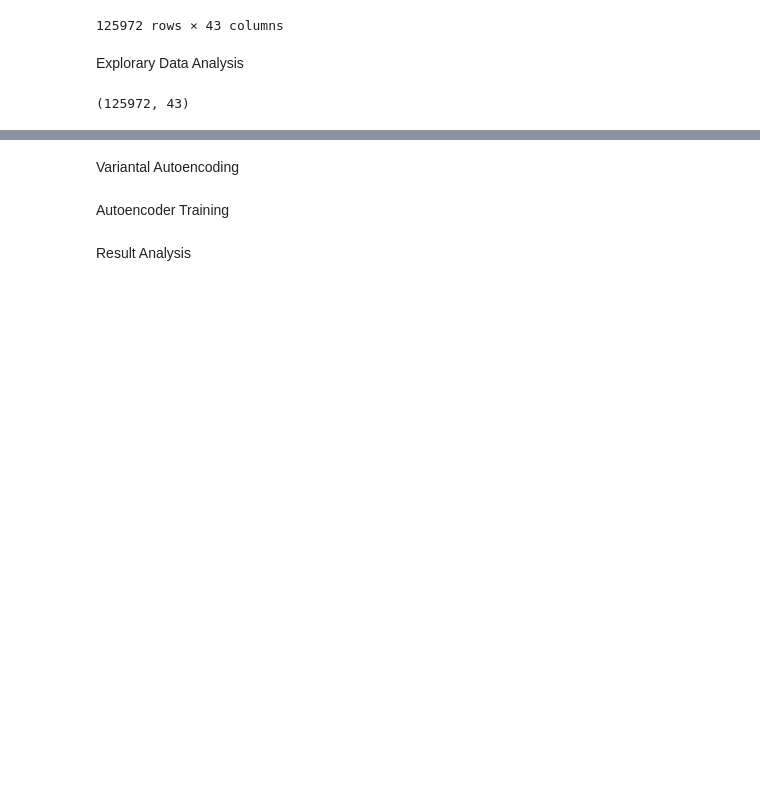
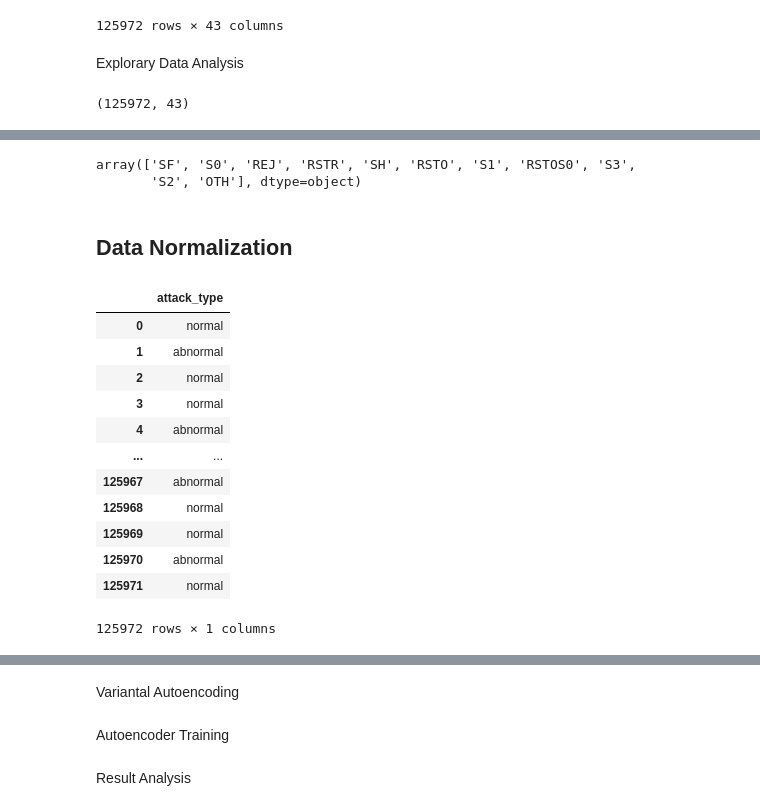
Before and after one commit to roguetech/ML-NIDS, a Jupyter notebook: Network_Instrusion_detection.ipynb, the cells around one changed output, grey strips where cells are left out. Cells and saved outputs as stored; diff of their text form; code cells hidden in the pictures; blank space fills up the shorter version.

```diff
--- a/Network_Instrusion_detection.ipynb
+++ b/Network_Instrusion_detection.ipynb
@@ -55,0 +131,24 @@ training_set.shape
+# %%
+training_set.flag.unique()
+# %% [output]
+array(['SF', 'S0', 'REJ', 'RSTR', 'SH', 'RSTO', 'S1', 'RSTOS0', 'S3',
+       'S2', 'OTH'], dtype=object)
+# %% [markdown]
+## Data Normalization
+# %%
+binary_labels = pd.DataFrame(training_set.attack_type.map(lambda x:'normal' if x=='normal' else 'abnormal'))
+binary_labels
+# %% [output]
+|  | attack_type |
+| 0 | normal |
+| 1 | abnormal |
+| 2 | normal |
+| 3 | normal |
+| 4 | abnormal |
+| ... | ... |
+| 125967 | abnormal |
+| 125968 | normal |
+| 125969 | normal |
+| 125970 | abnormal |
+| 125971 | normal |
+125972 rows × 1 columns
```
Also changed, not shown: parts of 15 cells of this notebook.
